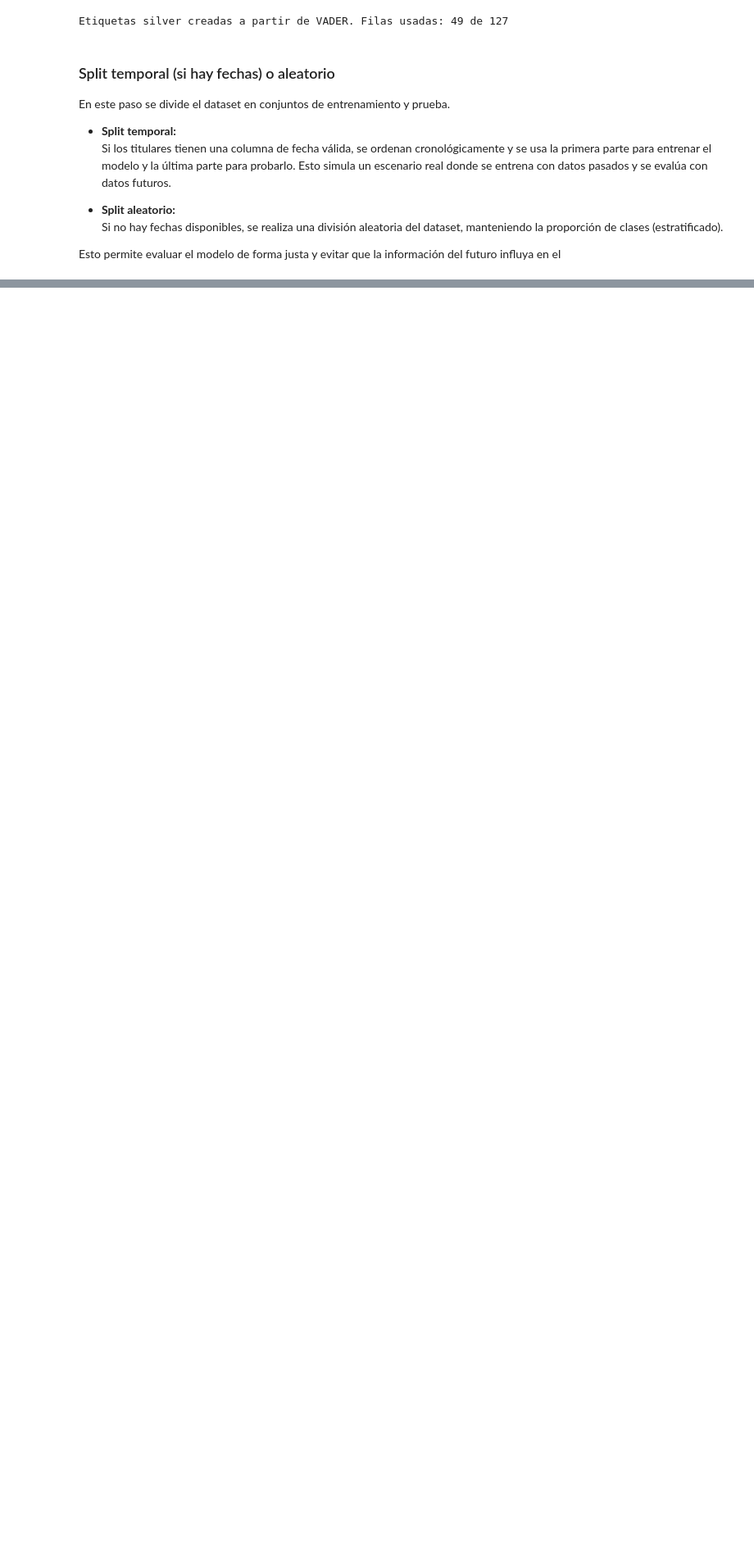
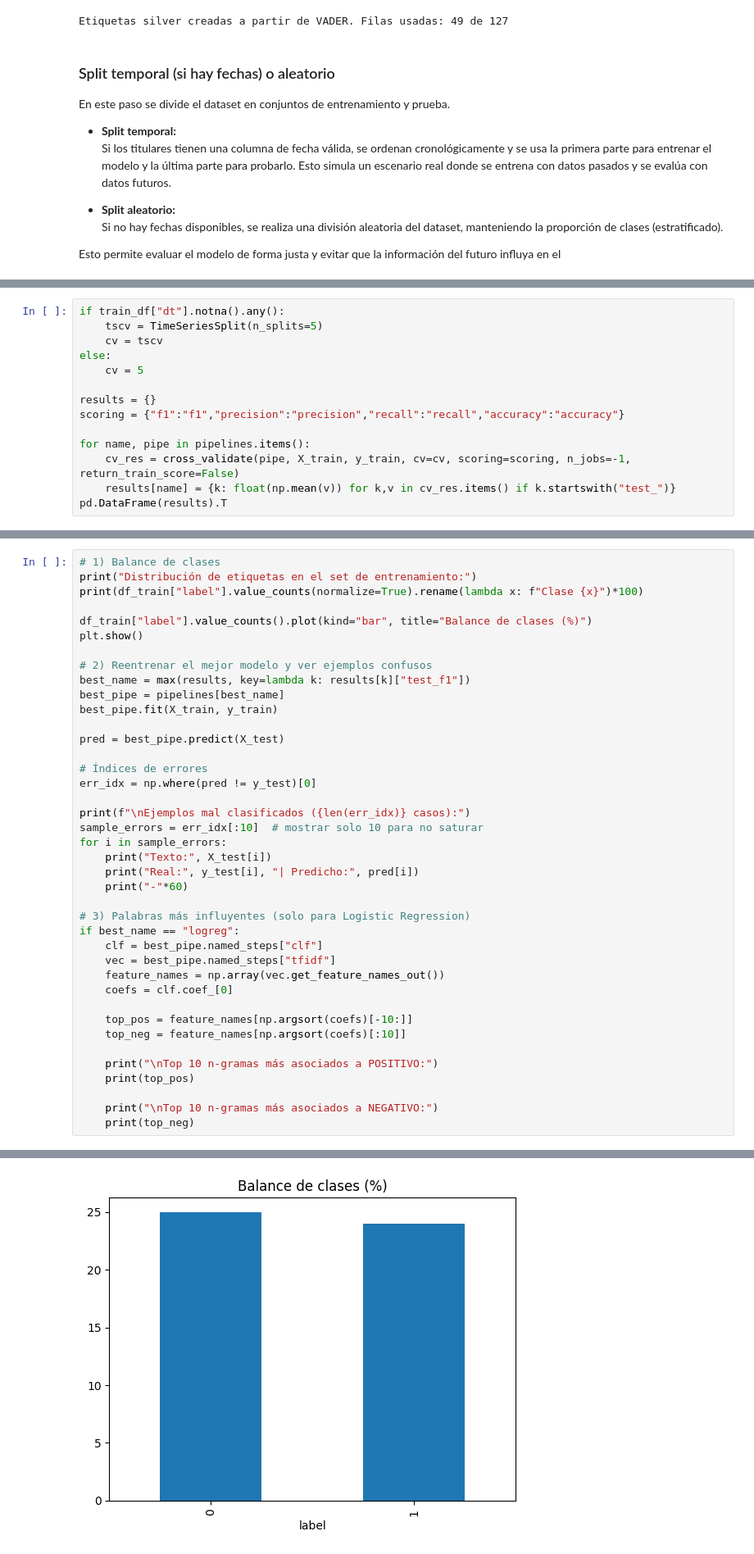
Before and after one commit to AnnaPChop/forex-sentiment-analysis, a Jupyter notebook: notebooks/02_modelo_sentimiento.ipynb, the cells around one changed output, grey strips where cells are left out. Shown at 82% size. Cells and saved outputs as stored; diff of their text form; blank space fills up the shorter version.

```diff
--- a/notebooks/02_modelo_sentimiento.ipynb
+++ b/notebooks/02_modelo_sentimiento.ipynb
@@ -196,0 +223,14 @@ El uso de pipelines permite encadenar el preprocesamiento y el modelo en un solo
+# %%
+if train_df["dt"].notna().any():
+    tscv = TimeSeriesSplit(n_splits=5)
+    cv = tscv
+else:
+    cv = 5
+
+results = {}
+scoring = {"f1":"f1","precision":"precision","recall":"recall","accuracy":"accuracy"}
+
+for name, pipe in pipelines.items():
+    cv_res = cross_validate(pipe, X_train, y_train, cv=cv, scoring=scoring, n_jobs=-1, return_train_score=False)
+    results[name] = {k: float(np.mean(v)) for k,v in cv_res.items() if k.startswith("test_")}
+pd.DataFrame(results).T
@@ -196,0 +245,41 @@ El uso de pipelines permite encadenar el preprocesamiento y el modelo en un solo
+# %%
+# 1) Balance de clases
+print("Distribución de etiquetas en el set de entrenamiento:")
+print(df_train["label"].value_counts(normalize=True).rename(lambda x: f"Clase {x}")*100)
+
+df_train["label"].value_counts().plot(kind="bar", title="Balance de clases (%)")
+plt.show()
+
+# 2) Reentrenar el mejor modelo y ver ejemplos confusos
+best_name = max(results, key=lambda k: results[k]["test_f1"])
+best_pipe = pipelines[best_name]
+best_pipe.fit(X_train, y_train)
+
+pred = best_pipe.predict(X_test)
+
+# Índices de errores
+err_idx = np.where(pred != y_test)[0]
+
+print(f"\nEjemplos mal clasificados ({len(err_idx)} casos):")
+sample_errors = err_idx[:10]  # mostrar solo 10 para no saturar
+for i in sample_errors:
+    print("Texto:", X_test[i])
+    print("Real:", y_test[i], "| Predicho:", pred[i])
+    print("-"*60)
+
+# 3) Palabras más influyentes (solo para Logistic Regression)
+if best_name == "logreg":
+    clf = best_pipe.named_steps["clf"]
+    vec = best_pipe.named_steps["tfidf"]
+    feature_names = np.array(vec.get_feature_names_out())
+    coefs = clf.coef_[0]
+
+    top_pos = feature_names[np.argsort(coefs)[-10:]]
+    top_neg = feature_names[np.argsort(coefs)[:10]]
+
+    print("\nTop 10 n-gramas más asociados a POSITIVO:")
+    print(top_pos)
+
+    print("\nTop 10 n-gramas más asociados a NEGATIVO:")
+    print(top_neg)
+# %% [output]
@@ -196,0 +291 @@ El uso de pipelines permite encadenar el preprocesamiento y el modelo en un solo
+[figure, added]
```
Also changed, not shown: parts of 8 cells of this notebook.
